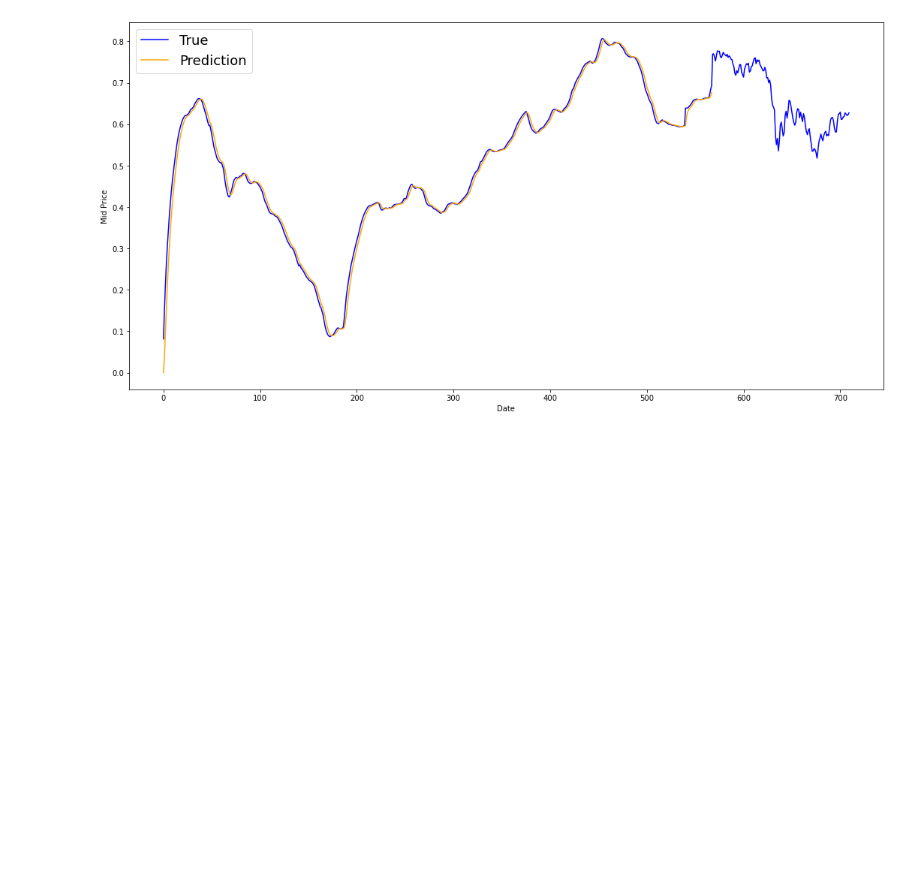
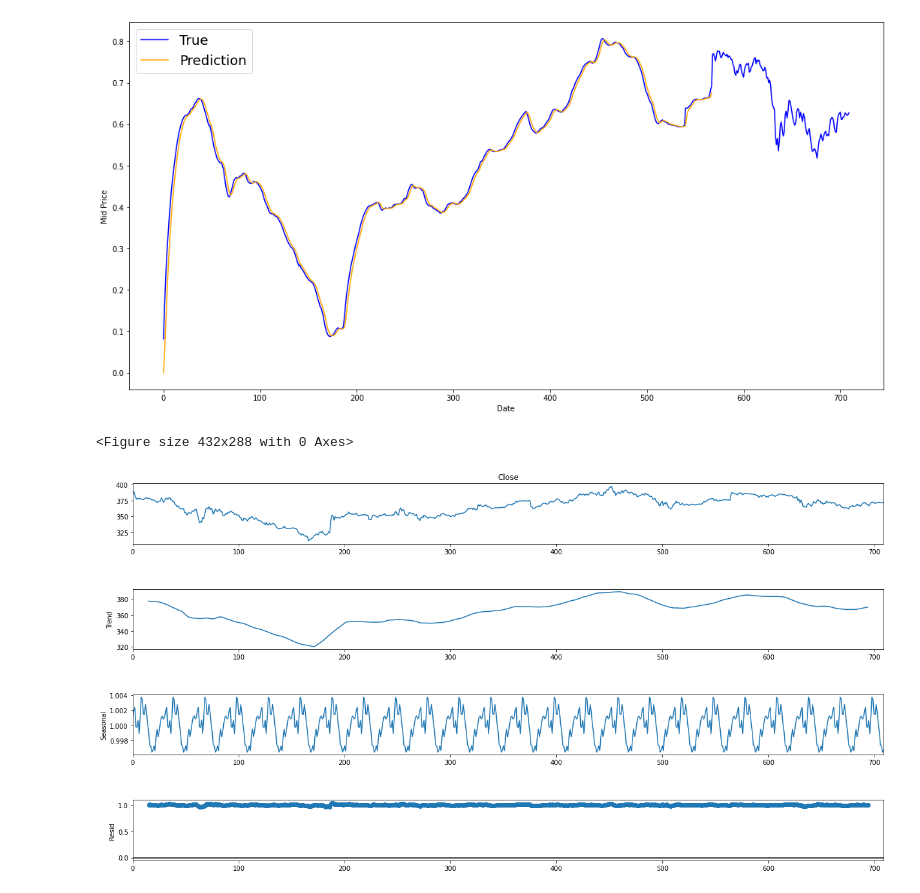
Before and after one commit to dataubc/stock_price_prediction, a Jupyter notebook: moving_avg.ipynb, the cells around one changed output. Drawn from its saved outputs; the diff is of its cells as text; code cells hidden in the pictures; blank space fills up the shorter version.

```diff
--- a/moving_avg.ipynb
+++ b/moving_avg.ipynb
@@ -180,0 +184,11 @@ plt.show()
+# %%
+from statsmodels.tsa.seasonal import seasonal_decompose
+
+# Checking decomposition of trend, seasonality and residue of the original time seires.
+decomposition = seasonal_decompose(data_tsla['Close'], model='multiplicative', period=30)
+fig = plt.figure()
+fig = decomposition.plot()
+fig.set_size_inches(20, 10)
+# %% [output]
+<Figure size 432x288 with 0 Axes>
+[figure, added]
```
Also changed, not shown: parts of 6 cells of this notebook.
